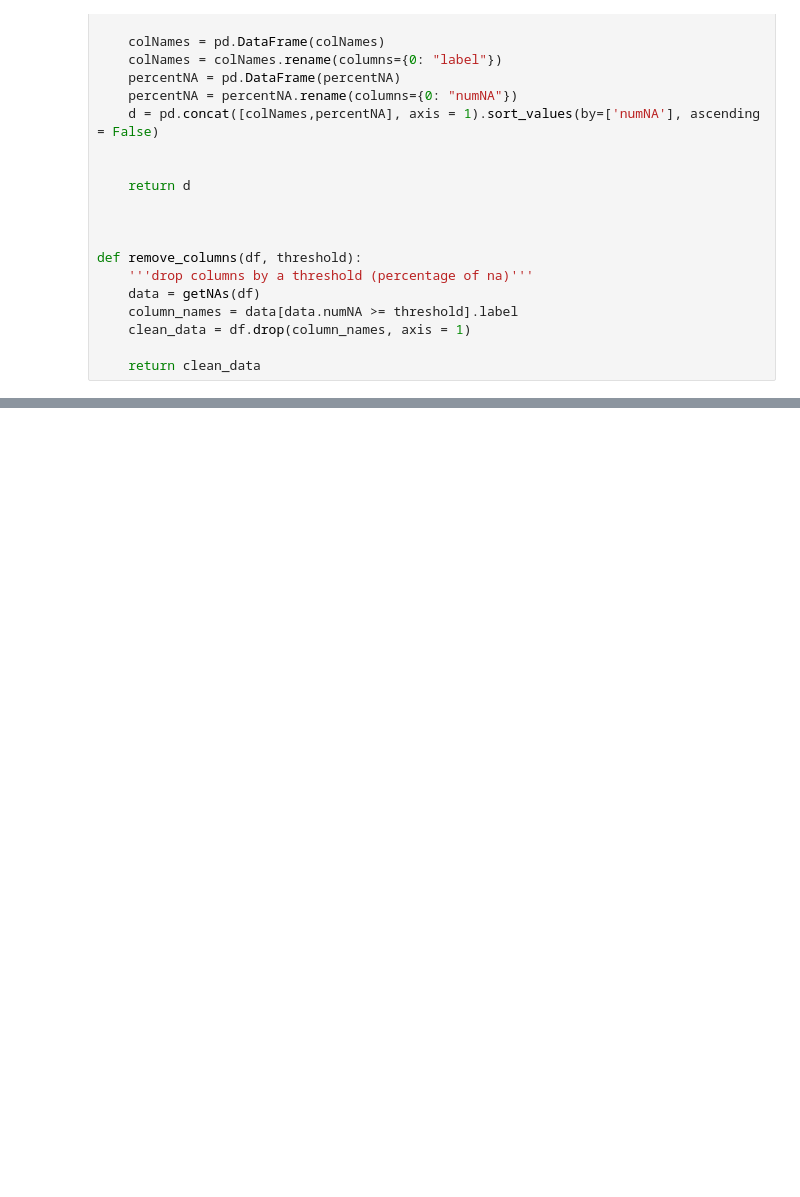
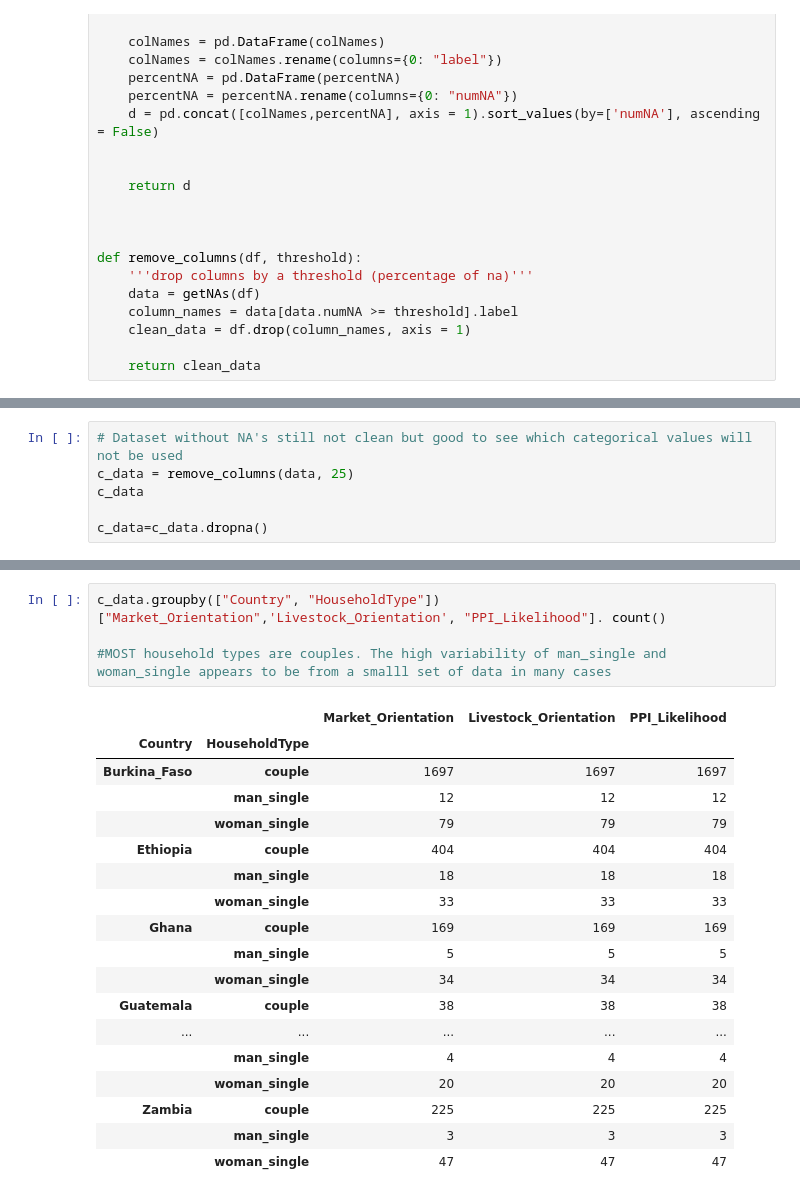
Before and after one commit to laporpe/STA_208, a Jupyter notebook: Charts_Graphs_EDA.ipynb, the cells around one changed output, grey strips where cells are left out. Saved outputs shown, nothing was run; the diff lists cells and outputs as text; blank space fills up the shorter version.

```diff
--- a/Charts_Graphs_EDA.ipynb
+++ b/Charts_Graphs_EDA.ipynb
@@ -322,0 +288,6 @@ drop_data.shape
+# %%
+# Dataset without NA's still not clean but good to see which categorical values will not be used
+c_data = remove_columns(data, 25)
+c_data
+
+c_data=c_data.dropna()
@@ -322,0 +384,23 @@ drop_data.shape
+# %%
+c_data.groupby(["Country", "HouseholdType"])["Market_Orientation",'Livestock_Orientation', "PPI_Likelihood"]. count()
+
+#MOST household types are couples. The high variability of man_single and woman_single appears to be from a smalll set of data in many cases
+# %% [output]
+|  |  | Market_Orientation | Livestock_Orientation | PPI_Likelihood |
+| Country | HouseholdType |  |  |  |
+| Burkina_Faso | couple | 1697 | 1697 | 1697 |
+|  | man_single | 12 | 12 | 12 |
+|  | woman_single | 79 | 79 | 79 |
+| Ethiopia | couple | 404 | 404 | 404 |
+|  | man_single | 18 | 18 | 18 |
+|  | woman_single | 33 | 33 | 33 |
+| Ghana | couple | 169 | 169 | 169 |
+|  | man_single | 5 | 5 | 5 |
+|  | woman_single | 34 | 34 | 34 |
+| Guatemala | couple | 38 | 38 | 38 |
+| ... | ... | ... | ... | ... |
+|  | man_single | 4 | 4 | 4 |
+|  | woman_single | 20 | 20 | 20 |
+| Zambia | couple | 225 | 225 | 225 |
+|  | man_single | 3 | 3 | 3 |
+|  | woman_single | 47 | 47 | 47 |
```
Also changed, not shown: parts of 28 cells of this notebook.
